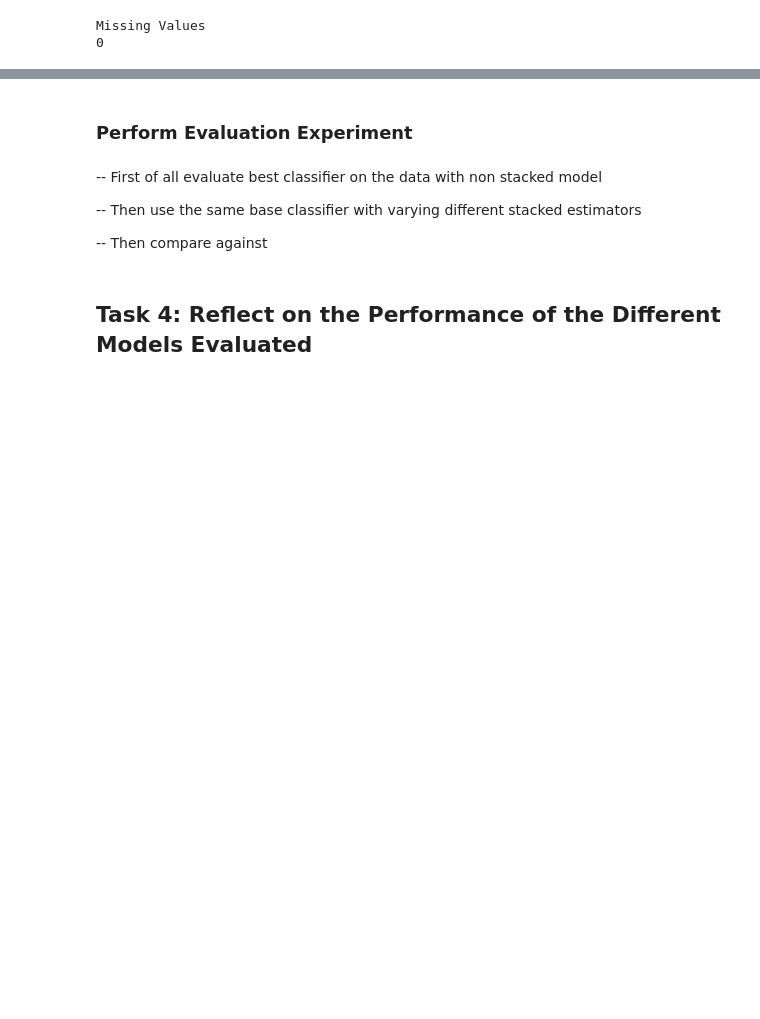
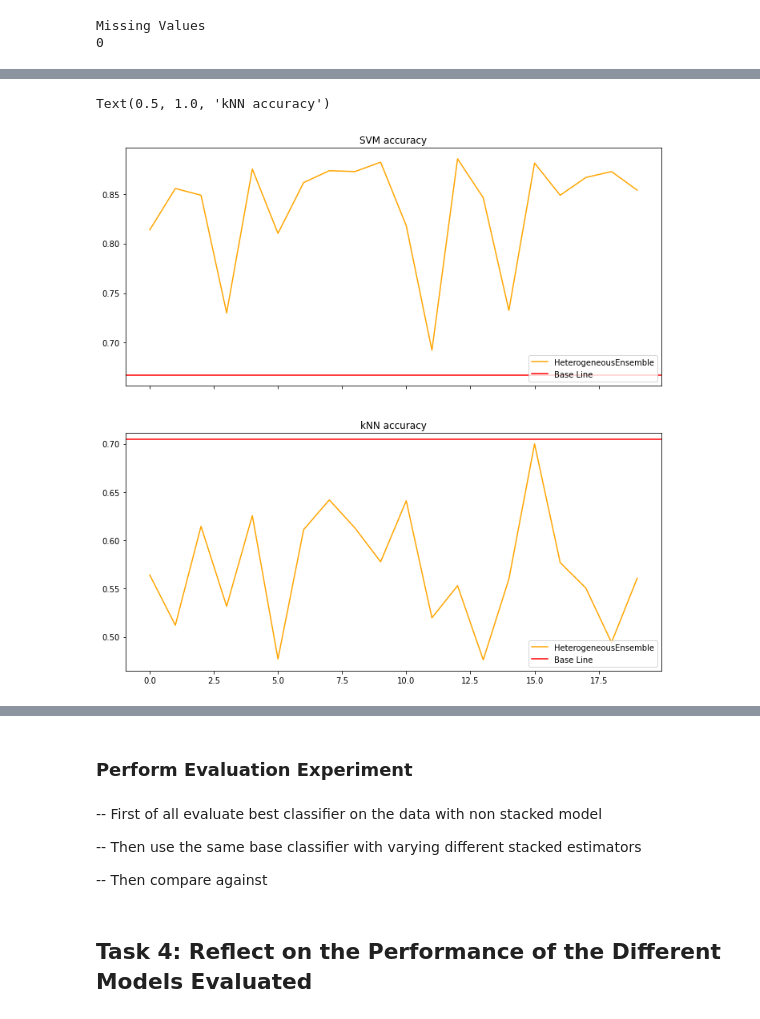
Before and after one commit to finolacahill/heterogeneousEnsemble, a Jupyter notebook: Assignment1_HeterogenousEnsembleClassifiers.ipynb, the cells around one changed output, grey strips where cells are left out. Cells and saved outputs as stored; diff of their text form; code cells hidden in the pictures; blank space fills up the shorter version.

```diff
--- a/Assignment1_HeterogenousEnsembleClassifiers.ipynb
+++ b/Assignment1_HeterogenousEnsembleClassifiers.ipynb
@@ -717,0 +713,33 @@ model_results
+# %%
+reps = 20
+clf = svm.SVC(random_state=i)
+sv_acc = (cross_val_score(clf, X_valid, y_valid, cv=5).mean())
+sv_f1 = (cross_val_score(clf, X_valid, y_valid, cv=5, scoring='f1_macro').mean())
+
+clf = KNeighborsClassifier()
+knn_acc = (cross_val_score(clf, X_valid, y_valid, cv=5).mean())
+knn_f1 = (cross_val_score(clf, X_valid, y_valid, cv=5, scoring='f1_macro').mean())
+
+k_acc_scores, s_acc_scores = [], []
+k_f1_scores, s_f1_scores = [], []
+for i in range(reps):
+    clf = HeterogenousEnsembleClassifier(base_estimator=models['SVM'], hp_range_map=hparams['SVM'], n_estimators=10, random_state=i)
+    s_acc_scores.append(cross_val_score(clf, X_valid, y_valid, cv=5).mean())
+    s_f1_scores.append(cross_val_score(clf, X_valid, y_valid, cv=5, scoring='f1_macro').mean())
+    clf = HeterogenousEnsembleClassifier(base_estimator=models['kNN'], hp_range_map=hparams['kNN'], n_estimators=10, random_state=i)
+    k_acc_scores.append(cross_val_score(clf, X_valid, y_valid, cv=5).mean())
+    k_f1_scores.append(cross_val_score(clf, X_valid, y_valid, cv=5, scoring='f1_macro').mean())
+# %%
+f, (ax1, ax2) = plt.subplots(2, 1, figsize=(12,12), sharex=True)
+x = list(range(0,20))
+ax1.plot(x, s_acc_scores, label="HeterogeneousEnsemble", color="orange")
+ax1.axhline(y=sv_acc, color='red', label='Base Line')
+ax1.legend(loc='lower right')
+ax1.set_title("SVM accuracy")
+ax2.plot(x, k_acc_scores, label="HeterogeneousEnsemble", color="orange")
+ax2.axhline(y=knn_acc, color='red', label='Base Line')
+ax2.legend(loc='lower right')
+ax2.set_title("kNN accuracy")
+# %% [output]
+Text(0.5, 1.0, 'kNN accuracy')
+[figure, added]
```
Also changed, not shown: parts of 22 cells of this notebook.
